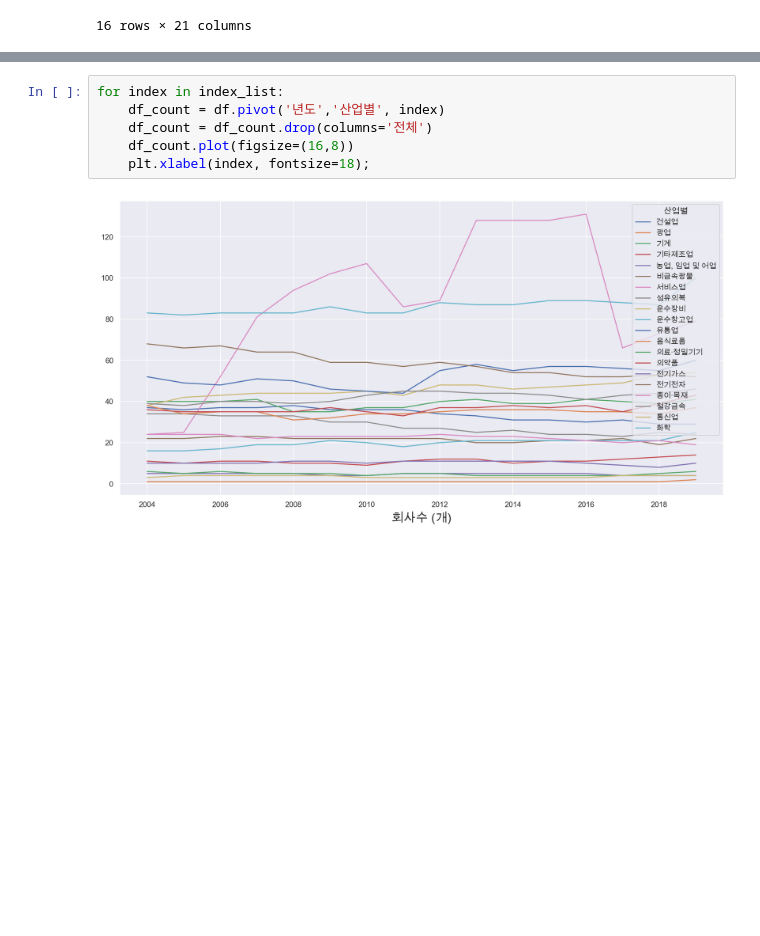
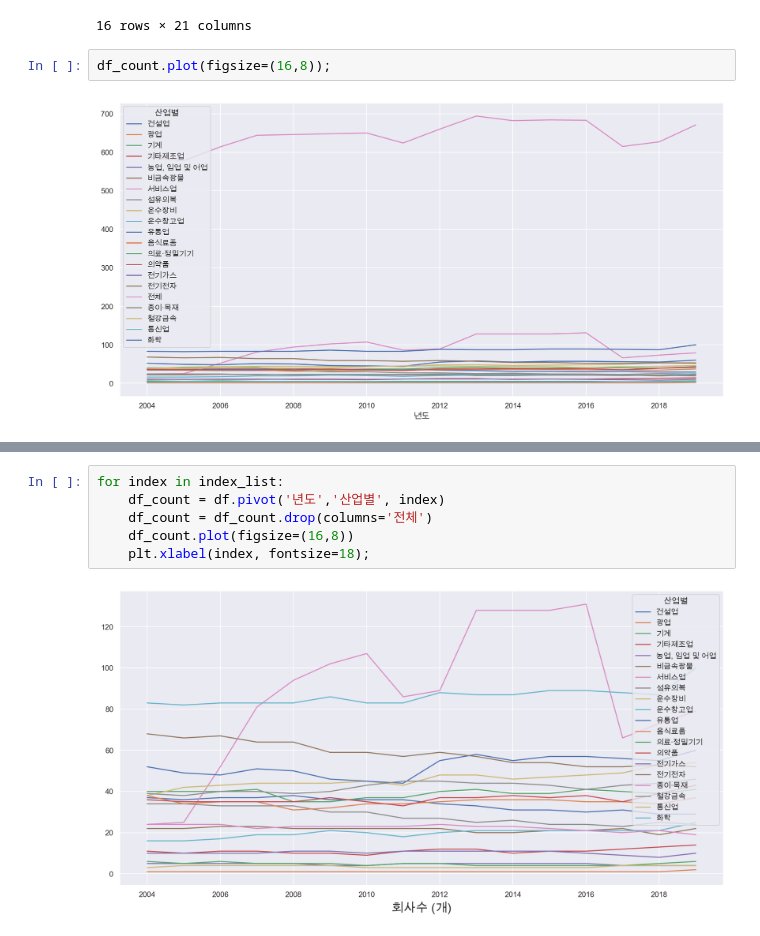
Before and after one commit to dss-16th/eda-repo-1, a Jupyter notebook: revenue.ipynb, the cells around one changed output, grey strips where cells are left out. Drawn from its saved outputs; the diff is of its cells as text; blank space fills up the shorter version.

```diff
--- a/revenue.ipynb
+++ b/revenue.ipynb
@@ -224,4 +285,8 @@ df_count
 | 2018 | 29 | 1 | 39 | 13 | 4 | 19 | 73 | 25 | 53 | 21 | ... | ... |
 | 2019 | 29 | 2 | 41 | 14 | 4 | 22 | 79 | 24 | 54 | 25 | ... | ... |
 16 rows × 21 columns
+# %%
+df_count.plot(figsize=(16,8));
+# %% [output]
+[figure, added]
 # %%
```
Also changed, not shown: parts of 26 cells of this notebook.
